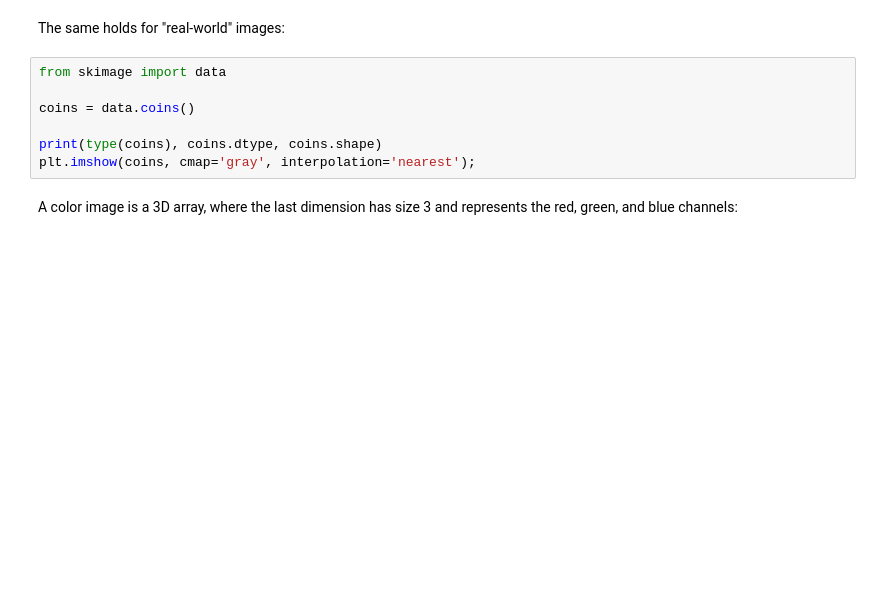
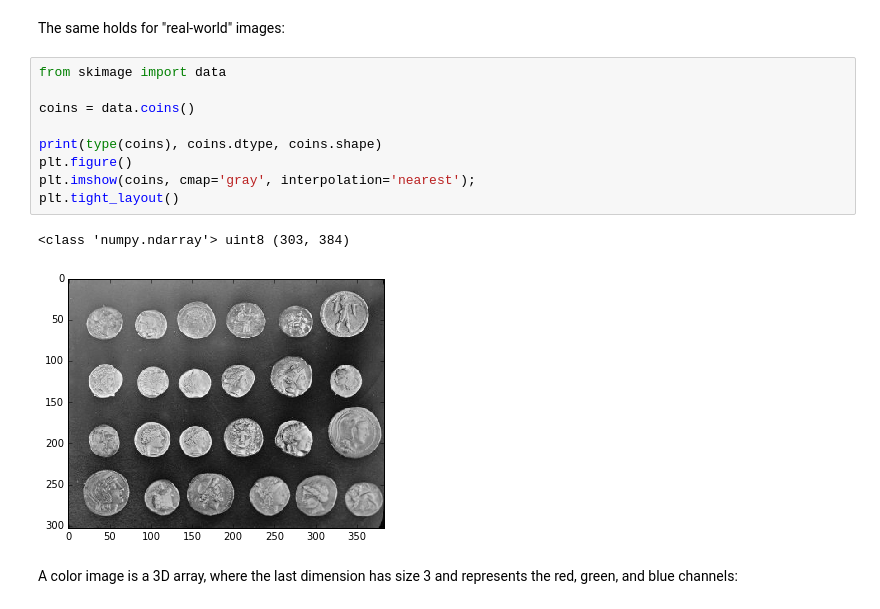
Before and after one commit to rmegret/visionlab, a Jupyter notebook: lectures/00_images_are_arrays.ipynb, the cells around one changed output. Saved outputs shown, nothing was run; the diff lists cells and outputs as text; blank space fills up the shorter version.

```diff
--- a/lectures/00_images_are_arrays.ipynb
+++ b/lectures/00_images_are_arrays.ipynb
@@ -20,10 +34,15 @@ The same holds for "real-world" images:
 # %%
 from skimage import data
 
 coins = data.coins()
 
 print(type(coins), coins.dtype, coins.shape)
+plt.figure()
 plt.imshow(coins, cmap='gray', interpolation='nearest');
+plt.tight_layout()
+# %% [output]
+<class 'numpy.ndarray'> uint8 (303, 384)
+[figure, added]
 # %% [markdown]
 A color image is a 3D array, where the last dimension has size 3 and represents the red, green, and blue channels:
 # %%
```
Also changed, not shown: parts of 67 cells of this notebook, 3 other files.
